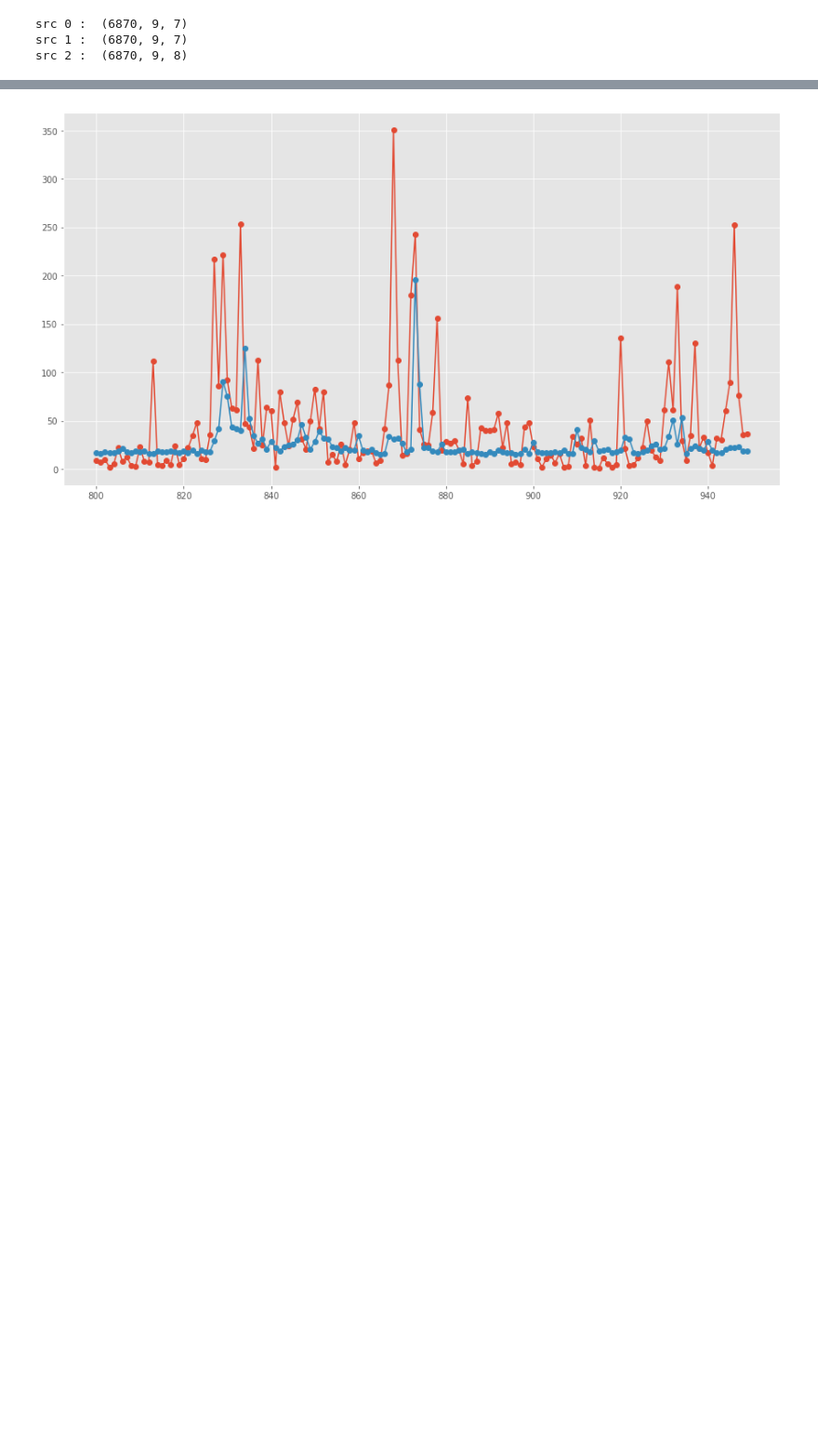
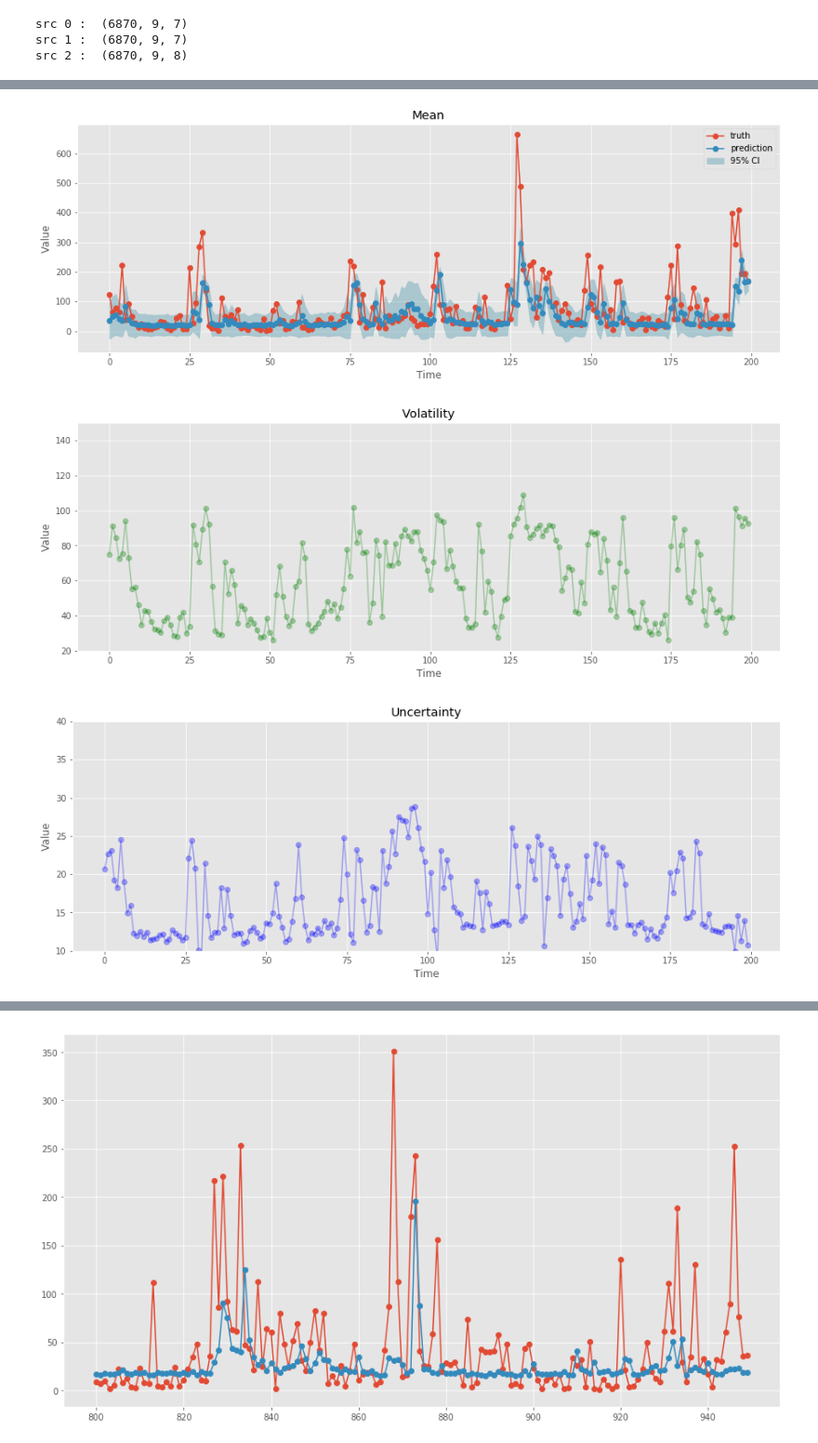
Before and after one commit to weilai0980/MixtureEnsemble, a Jupyter notebook: result_analysis.ipynb, the cells around one changed output, grey strips where cells are left out. Shown at 93% size. Cells and saved outputs as stored; diff of their text form; code cells hidden in the pictures; blank space fills up the shorter version.

```diff
--- a/result_analysis.ipynb
+++ b/result_analysis.ipynb
@@ -229,0 +559,74 @@ src 2 :  (6870, 9, 8)
+# %%
+# plot_l = 2100
+# plot_r = 2250
+
+# -- mean and uncertainty
+
+fig, ax = plt.subplots(figsize=(15,5));
+
+ax.plot(range(plot_l, plot_r), ts_y[plot_l: plot_r], label = 'truth',  marker='o');
+
+ax.plot(range(plot_l, plot_r), mean[plot_l: plot_r], label = 'prediction',  marker='o');
+
+ax.fill_between(range(plot_l, plot_r), mean_low[plot_l: plot_r], mean_up[plot_l: plot_r],
+                color = '#539caf', alpha = 0.4, label = '95% CI')
+
+ax.set_title("Mean");
+ax.set_xlabel("Time");
+ax.set_ylabel("Value");
+ax.legend();
+
+
+# -- vol
+fig, ax = plt.subplots(figsize=(15,5));
+
+ax.plot(range(plot_l, plot_r), vol[plot_l: plot_r], label = 'volatility',  marker='o', alpha=.3, color = 'g');
+
+ax.set_title("Volatility");
+ax.set_xlabel("Time");
+ax.set_ylabel("Value");
+ax.set_ylim(20, 150);
+
+
+# -- uncertainty
+fig, ax = plt.subplots(figsize=(15,5));
+
+ax.plot(range(plot_l, plot_r), unc[plot_l: plot_r], label = 'uncertainty',  marker='o', alpha=.3, color = 'b');
+
+ax.set_title("Uncertainty");
+ax.set_xlabel("Time");
+ax.set_ylabel("Value");
+
+ax.set_ylim(10, 40);
+# from matplotlib.ticker import MaxNLocator
+# ax.yaxis.set_major_locator(MaxNLocator(integer=True))
+
+
+# -- gate
+
+fig, ax = plt.subplots(figsize=(15,5));
+
+X = range(plot_l, plot_r)
+
+cumu = [0.0 for j in range(plot_l, plot_r)]
+
+for tmp_src in range(num_src):
+
+    tmp_gate = [i[tmp_src] for i in gate[plot_l: plot_r]]
+
+    tmp_cumu = cumu + np.asarray(tmp_gate)
+
+    ax.plot(X, tmp_cumu, alpha=.5, label = "src " + str(tmp_src));
+
+    ax.fill_between(X, cumu, tmp_cumu, alpha=.5);
+
+    cumu = tmp_cumu
+
+ax.legend();
+ax.set_title("Contribution of different sources");
+ax.set_xlabel("Time");
+ax.set_ylabel("Value");
+# %% [output]
+[figure, added]
+[figure, added]
+[figure, added]
```
Also changed, not shown: parts of 21 cells of this notebook, 3 other files.
